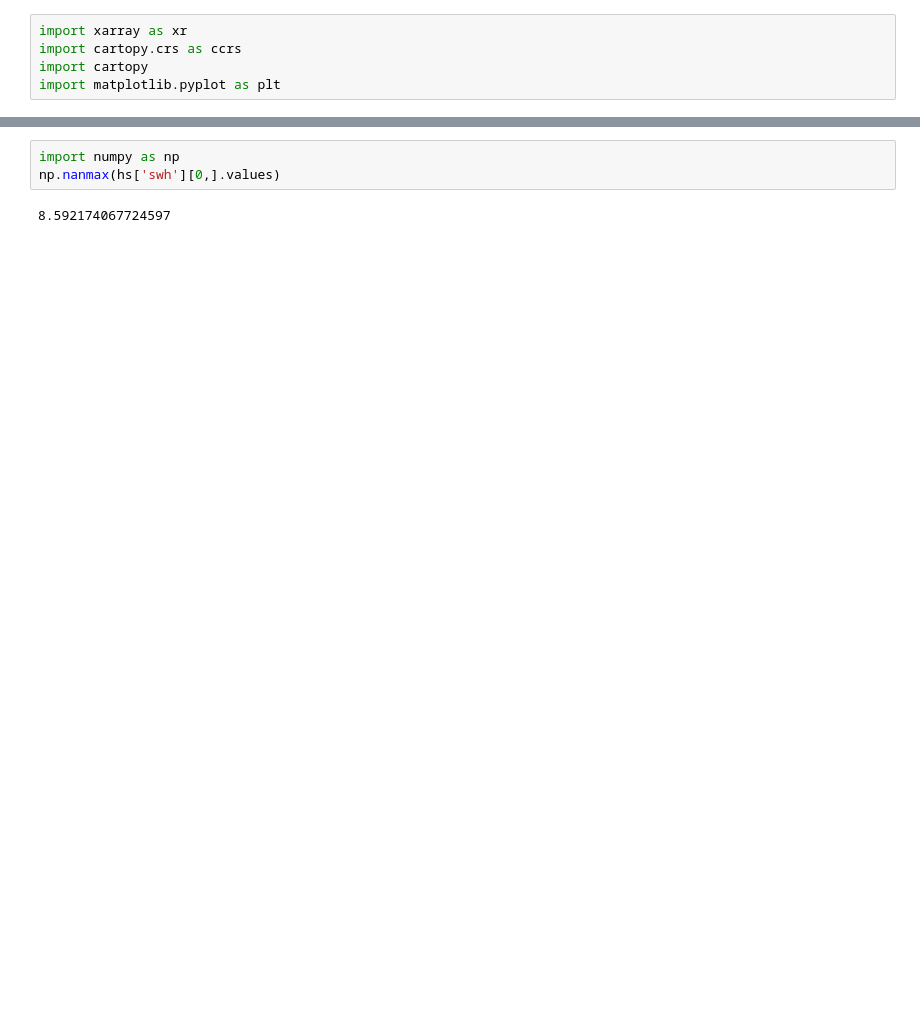
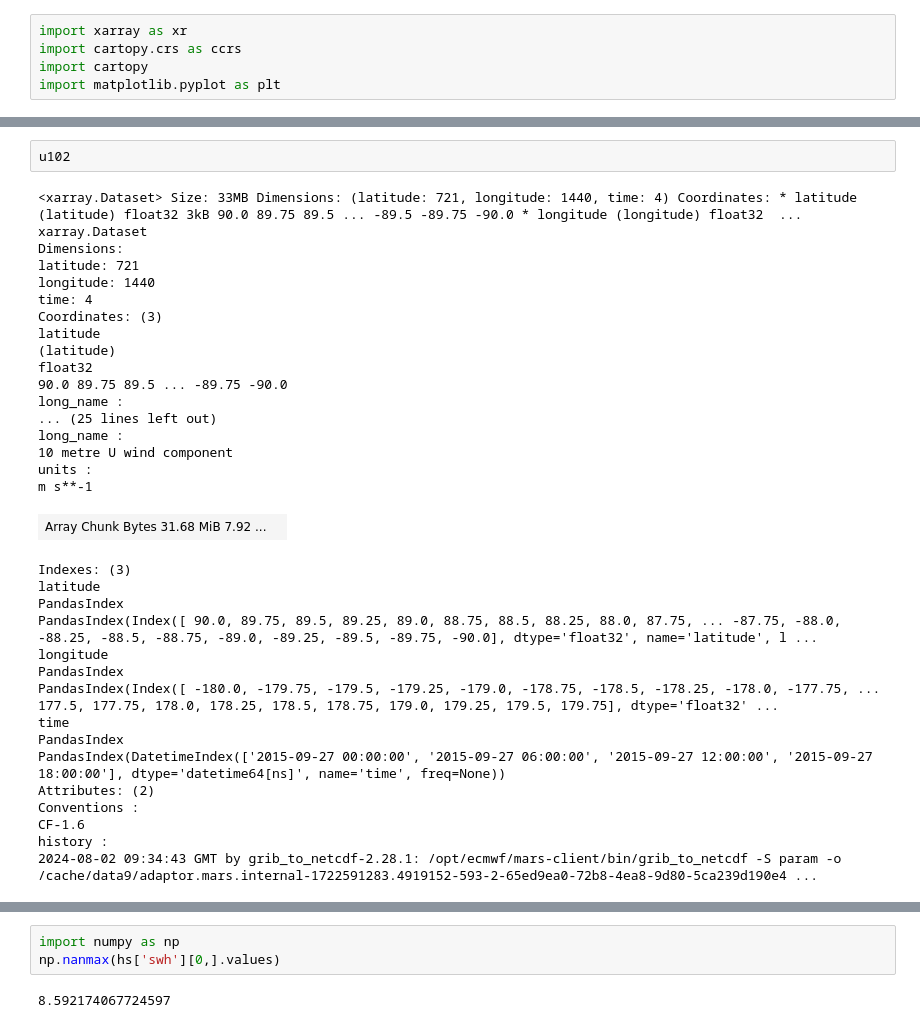
Before and after one commit to qpvvc/modulus, a Jupyter notebook: examples/weather/dataset_download/read_zarr_plot.ipynb, the cells around one changed output, grey strips where cells are left out. Drawn from its saved outputs; the diff is of its cells as text; blank space fills up the shorter version.

```diff
--- a/examples/weather/dataset_download/read_zarr_plot.ipynb
+++ b/examples/weather/dataset_download/read_zarr_plot.ipynb
@@ -5,0 +47,36 @@ import matplotlib.pyplot as plt
+# %%
+u102
+# %% [output]
+<xarray.Dataset> Size: 33MB Dimensions: (latitude: 721, longitude: 1440, time: 4) Coordinates: * latitude (latitude) float32 3kB 90.0 89.75 89.5 ... -89.5 -89.75 -90.0 * longitude (longitude) float32  ...
+xarray.Dataset
+Dimensions:
+latitude: 721
+longitude: 1440
+time: 4
+Coordinates: (3)
+latitude
+(latitude)
+float32
+90.0 89.75 89.5 ... -89.75 -90.0
+long_name :
+... (25 lines left out)
+long_name :
+10 metre U wind component
+units :
+m s**-1
+| Array Chunk Bytes 31.68 MiB 7.92 ... |  |
+Indexes: (3)
+latitude
+PandasIndex
+PandasIndex(Index([ 90.0, 89.75, 89.5, 89.25, 89.0, 88.75, 88.5, 88.25, 88.0, 87.75, ... -87.75, -88.0, -88.25, -88.5, -88.75, -89.0, -89.25, -89.5, -89.75, -90.0], dtype='float32', name='latitude', l ...
+longitude
+PandasIndex
+PandasIndex(Index([ -180.0, -179.75, -179.5, -179.25, -179.0, -178.75, -178.5, -178.25, -178.0, -177.75, ... 177.5, 177.75, 178.0, 178.25, 178.5, 178.75, 179.0, 179.25, 179.5, 179.75], dtype='float32' ...
+time
+PandasIndex
+PandasIndex(DatetimeIndex(['2015-09-27 00:00:00', '2015-09-27 06:00:00', '2015-09-27 12:00:00', '2015-09-27 18:00:00'], dtype='datetime64[ns]', name='time', freq=None))
+Attributes: (2)
+Conventions :
+CF-1.6
+history :
+2024-08-02 09:34:43 GMT by grib_to_netcdf-2.28.1: /opt/ecmwf/mars-client/bin/grib_to_netcdf -S param -o /cache/data9/adaptor.mars.internal-1722591283.4919152-593-2-65ed9ea0-72b8-4ea8-9d80-5ca239d190e4 ...
```
Also changed, not shown: parts of 8 cells of this notebook, 3 other files.
